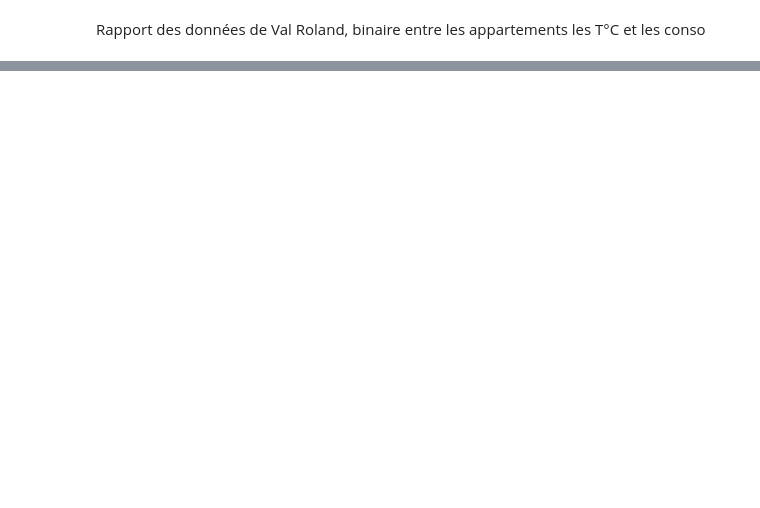
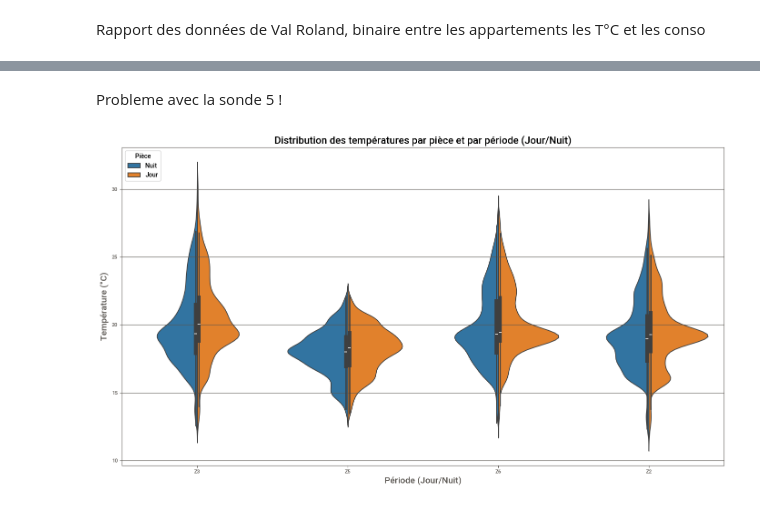
Before and after one commit to leabizbille/ProjetIOT, a Jupyter notebook: Marc.ipynb, the cells around one changed output, grey strips where cells are left out. Drawn from its saved outputs; the diff is of its cells as text; code cells hidden in the pictures; blank space fills up the shorter version.

```diff
--- a/Marc.ipynb
+++ b/Marc.ipynb
@@ -241,0 +286,29 @@ my_report.show_html()
+# %% [markdown]
+Probleme avec la sonde 5 !
+# %%
+
+# Initialiser le graphique
+plt.figure(figsize=(14, 8))
+
+# Tracer un graphique en violon
+sns.violinplot(
+    data=data_celsius,
+    x='Réplicat',  # Axe catégoriel
+    y='Valeur',     # Température
+    hue='Jour/Nuit',  # Différencier par réplicat
+    split=True,     # Diviser les violons pour chaque réplicat
+    palette='tab10'
+)
+
+# Ajouter des labels et une légende
+plt.title("Distribution des températures par pièce et par période (Jour/Nuit)", fontsize=16)
+plt.xlabel("Période (Jour/Nuit)", fontsize=14)
+plt.ylabel("Température (°C)", fontsize=14)
+plt.legend(title="Pièce", loc='upper left', fontsize=10)
+plt.grid(True, axis='y')
+
+# Afficher le graphique
+plt.tight_layout()
+plt.show()
+# %% [output]
+[figure, added]
```
Also changed, not shown: parts of 13 cells of this notebook.
